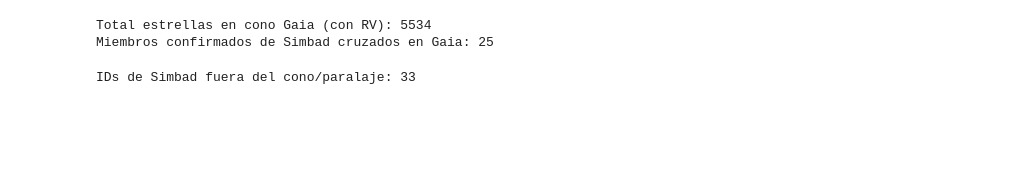
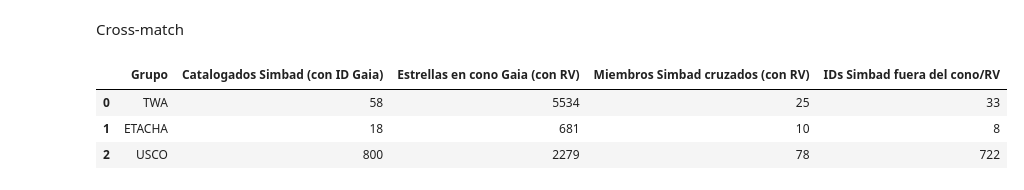
Before and after one commit to soleildayana/Data-Mining, a Jupyter notebook: StellarMovingGroups_AgeEstimation.ipynb, the cells around one changed output. Saved outputs shown, nothing was run; the diff lists cells and outputs as text; code cells hidden in the pictures; blank space fills up the shorter version.

```diff
--- a/StellarMovingGroups_AgeEstimation.ipynb
+++ b/StellarMovingGroups_AgeEstimation.ipynb
@@ -84,23 +168,42 @@ Estrellas en Gaia con velocidad radial en la región: 5534
+# %% [markdown]
+Cross-match
 # %%
-import pandas as pd
+# Cross-match entre Simbad y Gaia DR3 por source_id para los 3 grupos
+grupos = ["twa", "etacha", "usco"]
+datos_grupos = {}
+resumen_cruce = []
 
-df_simbad = pd.read_csv("simbad_twa.csv")
-df_gaia = pd.read_csv("gaia_twa.csv")
+for grupo in grupos:
+    df_simbad = pd.read_csv(f"simbad_{grupo}.csv")
+    df_gaia = pd.read_csv(f"gaia_{grupo}.csv")
 
-# Extraemos el número limpio de source_id quitando el texto 'Gaia DR3 '
-ids_simbad = df_simbad["gaia_id"].str.replace("Gaia DR3 ", "", regex=False).astype("int64")
+    # Extraemos el número limpio de source_id quitando el texto 'Gaia DR3 '
+    ids_simbad = (
+        df_simbad["gaia_id"]
+        .astype(str)
+        .str.replace("Gaia DR3 ", "", regex=False)
+        .str.strip()
+        .astype("int64")
+    )
 
-# Creamos la columna booleana de pertenencia confirmada según Simbad
-df_gaia["es_miembro_simbad"] = df_gaia["source_id"].isin(ids_simbad)
+    # Creamos la columna booleana de pertenencia confirmada según Simbad
+    df_gaia["es_miembro_simbad"] = df_gaia["source_id"].isin(ids_simbad)
+    datos_grupos[grupo] = df_gaia
 
-print("Total estrellas en cono Gaia (con RV):", len(df_gaia))
-print("Miembros confirmados de Simbad cruzados en Gaia:", df_gaia["es_miembro_simbad"].sum())
+    faltantes = set(ids_simbad) - set(df_gaia["source_id"])
+
+    resumen_cruce.append({
+        "Grupo": grupo.upper(),
+        "Catalogados Simbad (con ID Gaia)": len(set(ids_simbad)),
+        "Estrellas en cono Gaia (con RV)": len(df_gaia),
+        "Miembros Simbad cruzados (con RV)": int(df_gaia["es_miembro_simbad"].sum()),
+        "IDs Simbad fuera del cono/RV": len(faltantes)
+    })
+
+df_resumen = pd.DataFrame(resumen_cruce)
+df_resumen
 # %% [output]
-Total estrellas en cono Gaia (con RV): 5534
-Miembros confirmados de Simbad cruzados en Gaia: 25
+|  | Grupo | Catalogados Simbad (con ID Gaia) | Estrellas en cono Gaia (con RV) | Miembros Simbad cruzados (con RV) | IDs Simbad fuera del cono/RV |
+| 0 | TWA | 58 | 5534 | 25 | 33 |
+| 1 | ETACHA | 18 | 681 | 10 | 8 |
+| 2 | USCO | 800 | 2279 | 78 | 722 |
-# %%
-# Verificar cuántos de los IDs de Simbad NO cayeron dentro de los 5,534 del cono
-faltantes = set(ids_simbad) - set(df_gaia["source_id"])
-print(f"IDs de Simbad fuera del cono/paralaje: {len(faltantes)}")
-# %% [output]
-IDs de Simbad fuera del cono/paralaje: 33
```
Also changed, not shown: parts of 27 cells of this notebook.
